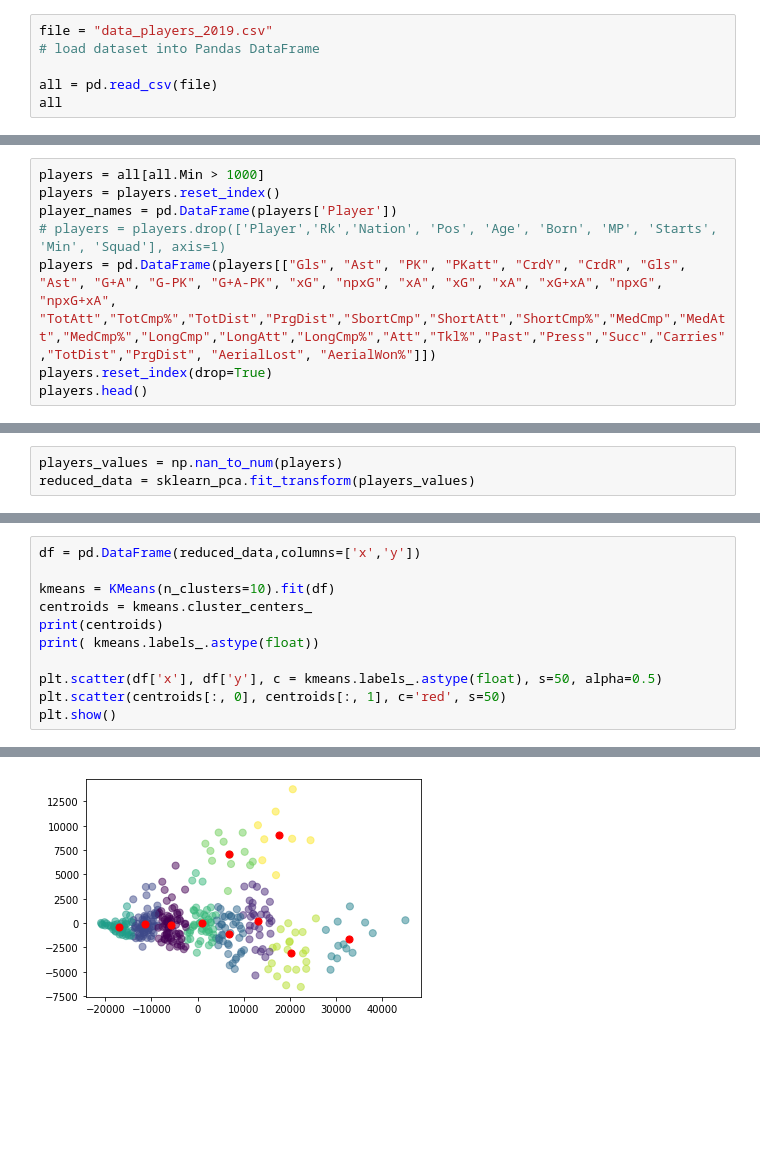
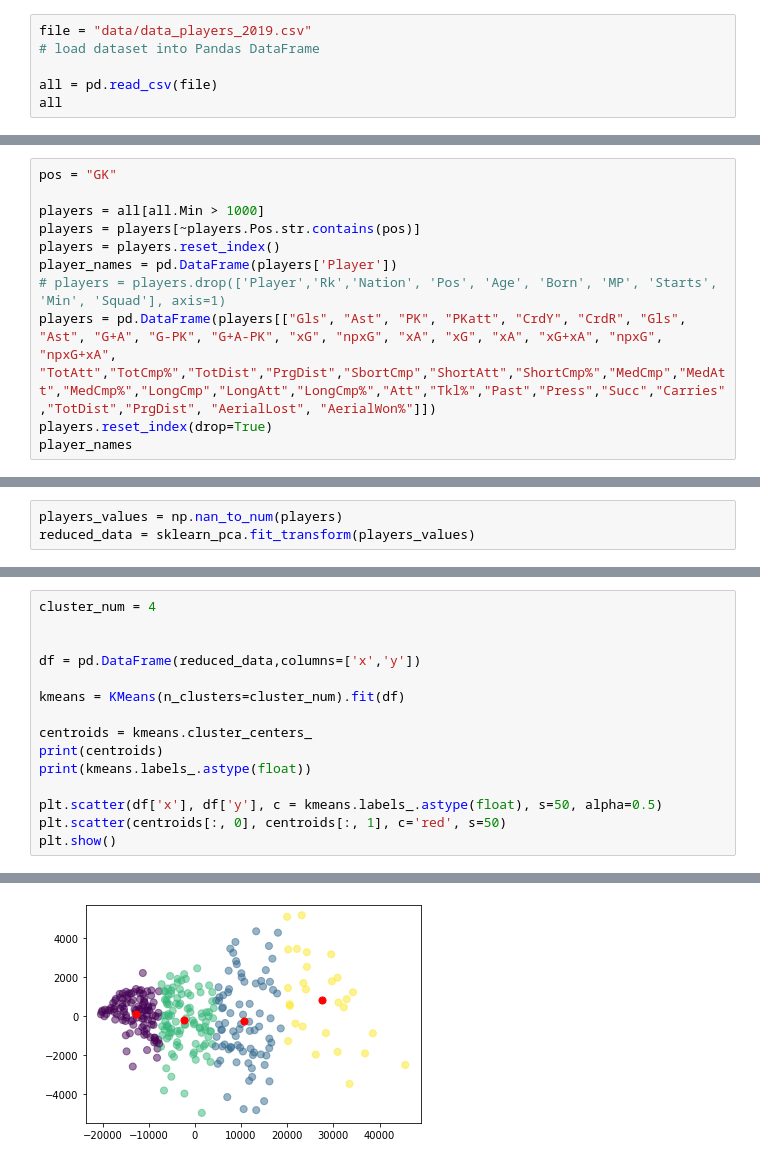
Before and after one commit to avcheng/MLSAnalysis, a Jupyter notebook: ML_Analysis_Outfield.ipynb, the cells around one changed output, grey strips where cells are left out. Saved outputs shown, nothing was run; the diff lists cells and outputs as text; blank space fills up the shorter version.

Commit message:
data

```diff
--- a/ML_Analysis_Outfield.ipynb
+++ b/ML_Analysis_Outfield.ipynb
@@ -12,5 +16,5 @@ from sklearn.cluster import KMeans
 # %%
-file = "data_players_2019.csv"
+file = "data/data_players_2019.csv"
 # load dataset into Pandas DataFrame
 
 all = pd.read_csv(file)
@@ -30,11 +34,14 @@ all
 | 645 | 646 | Graham Zusi\Graham-Zusi | us USA | DF | Sporting KC | 32 | 1986 | 27 | 26 | 2351 | ... | ... |
 646 rows × 157 columns
 # %%
+pos = "GK"
+
 players = all[all.Min > 1000]
+players = players[~players.Pos.str.contains(pos)]
 players = players.reset_index()
 player_names = pd.DataFrame(players['Player'])
 # players = players.drop(['Player','Rk','Nation', 'Pos', 'Age', 'Born', 'MP', 'Starts', 'Min', 'Squad'], axis=1)
 players = pd.DataFrame(players[["Gls", "Ast", "PK", "PKatt", "CrdY", "CrdR", "Gls", "Ast", "G+A", "G-PK", "G+A-PK", "xG", "npxG", "xA", "xG", "xA", "xG+xA", "npxG", "npxG+xA", "TotAtt","TotCmp%","TotDist","PrgDist","SbortCmp","ShortAtt","ShortCmp%","MedCmp","MedAtt","MedCmp%","LongCmp","LongAtt","LongCmp%","Att","Tkl%","Past","Press","Succ","Carries","TotDist","PrgDist", "AerialLost", "AerialWon%"]])
 players.reset_index(drop=True)
-players.head()
+player_names
 # %% [output]
@@ -73,10 +86,14 @@ plt.show()
 # %%
+cluster_num = 4
+
+
 df = pd.DataFrame(reduced_data,columns=['x','y'])
 
-kmeans = KMeans(n_clusters=10).fit(df)
+kmeans = KMeans(n_clusters=cluster_num).fit(df)
+
 centroids = kmeans.cluster_centers_
 print(centroids)
-print( kmeans.labels_.astype(float))
+print(kmeans.labels_.astype(float))
 
 plt.scatter(df['x'], df['y'], c = kmeans.labels_.astype(float), s=50, alpha=0.5)
 plt.scatter(centroids[:, 0], centroids[:, 1], c='red', s=50)
@@ -102 +120 @@ plt.show()
-[figure, old version]
+[figure, new version]
```
Also changed, not shown: parts of 8 cells of this notebook, 17 other files.
